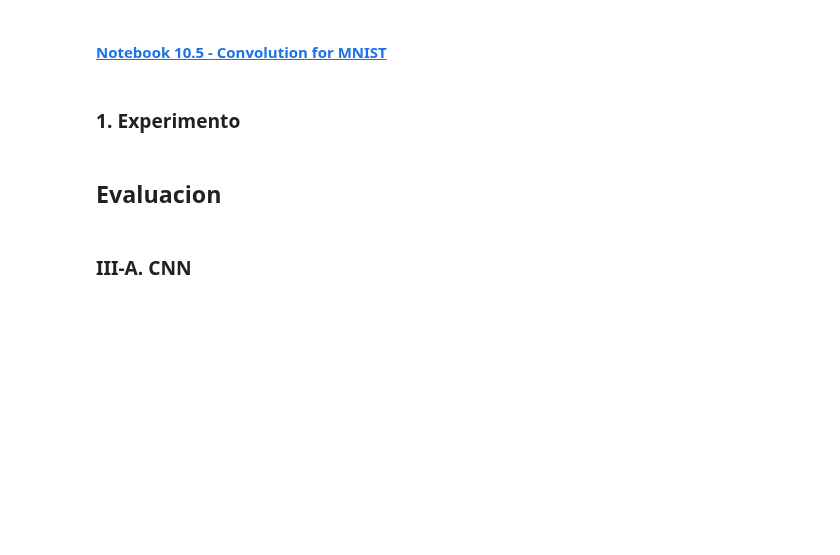
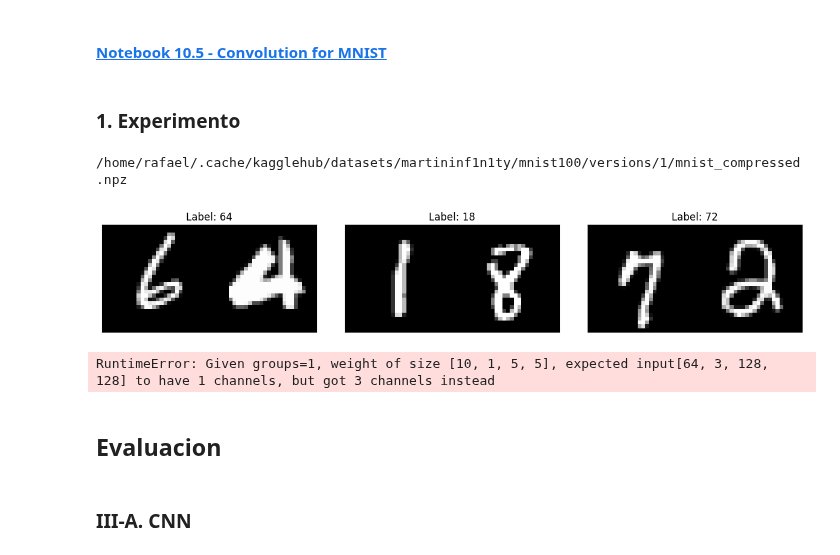
Before and after one commit to Rcontre360/deep-learning-ucv-2025, a Jupyter notebook: tarea2/notebooks/evaluacion.ipynb, the cells around one changed output. Saved outputs shown, nothing was run; the diff lists cells and outputs as text; code cells hidden in the pictures; blank space fills up the shorter version.

```diff
--- a/tarea2/notebooks/evaluacion.ipynb
+++ b/tarea2/notebooks/evaluacion.ipynb
@@ -37,0 +46,8 @@ link al informe
+# %%
+import kagglehub
+
+# Download latest version
+path = kagglehub.dataset_download("martininf1n1ty/mnist100")  + '/mnist_compressed.npz'
+print(path)
+# %% [output]
+/home/rafael/.cache/kagglehub/datasets/martininf1n1ty/mnist100/versions/1/mnist_compressed.npz
@@ -37,0 +94,29 @@ link al informe
+# %%
+import matplotlib.pyplot as plt
+
+dataset = MNIST100Dataset(path)
+
+fig = plt.figure(figsize=(12, 4))
+for i in range(3):
+    plt.subplot(1, 3, i+1)
+    plt.tight_layout()
+
+    image, label = dataset[i]
+
+    if hasattr(image, 'numpy'):
+        image = image.numpy()
+
+    if len(image.shape) == 3:
+        if image.shape[0] == 3:
+            image = image.transpose(1, 2, 0)
+        if image.shape[2] == 3:
+            image = image.mean(axis=2)
+
+    plt.imshow(image, cmap='gray', interpolation='none')
+    plt.title("Label: {}".format(label))
+    plt.xticks([])
+    plt.yticks([])
+
+plt.show()
+# %% [output]
+[figure, added]
@@ -38,3 +158,11 @@ link al informe
+# %%
+
+n_epochs = 10
+for epoch in range(1, n_epochs + 1):
+  train(epoch,model,optimizer)
+  test(model)
+# %% [output]
+RuntimeError: Given groups=1, weight of size [10, 1, 5, 5], expected input[64, 3, 128, 128] to have 1 channels, but got 3 channels instead
 # %% [markdown]
 ## Evaluacion
 # %% [markdown]
```
Also changed, not shown: parts of 6 cells of this notebook.
